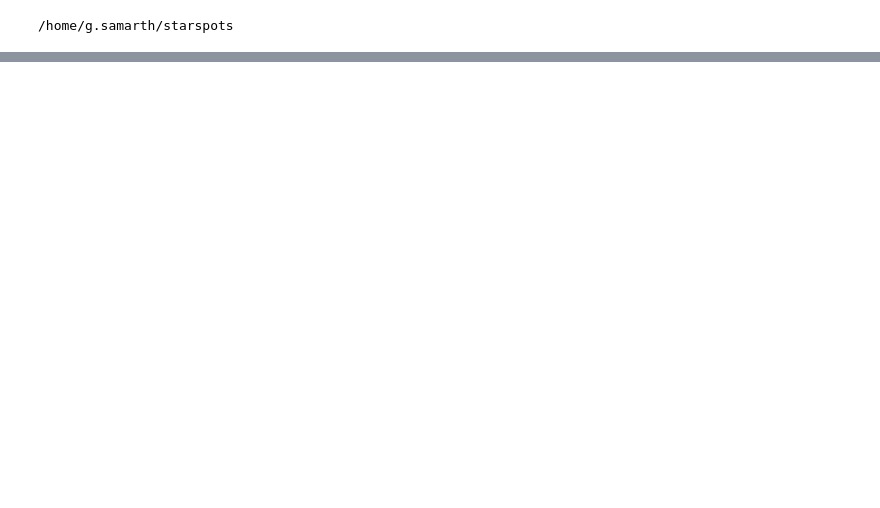
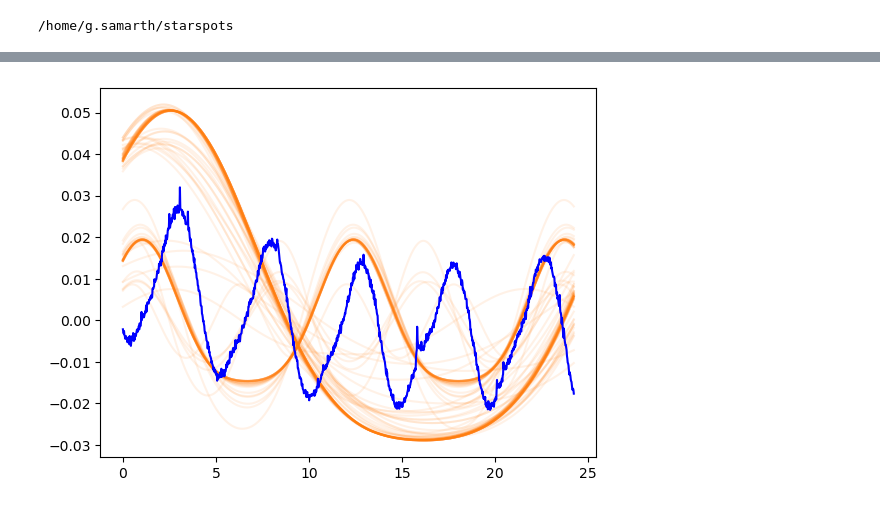
Before and after one commit to samarth-kashyap/starspots, a Jupyter notebook: notebooks/lcfit.ipynb, the cells around one changed output, grey strips where cells are left out. Drawn from its saved outputs; the diff is of its cells as text; code cells hidden in the pictures; blank space fills up the shorter version.

```diff
--- a/notebooks/lcfit.ipynb
+++ b/notebooks/lcfit.ipynb
@@ -16 +32,13 @@ plt.show()
+# %%
+flat_samples = sampler.get_chain(discard=100, thin=15, flat=True)
+inds = np.random.randint(len(flat_samples), size=100)
+for ind in inds:
+    sample = flat_samples[ind]
+    model = get_model(sample)
+    plt.plot(lc_time, model, "C1", alpha=0.1)
+plt.plot(lc_time, lc_data/50*1.60, 'b')
+#plt.ylim([1.2*lc_data.min(), 1.2*lc_data.max()])
+plt.show()
+# %% [output]
+[figure, added]
 # %%
```
Also changed, not shown: parts of 3 cells of this notebook, 3 other files.
